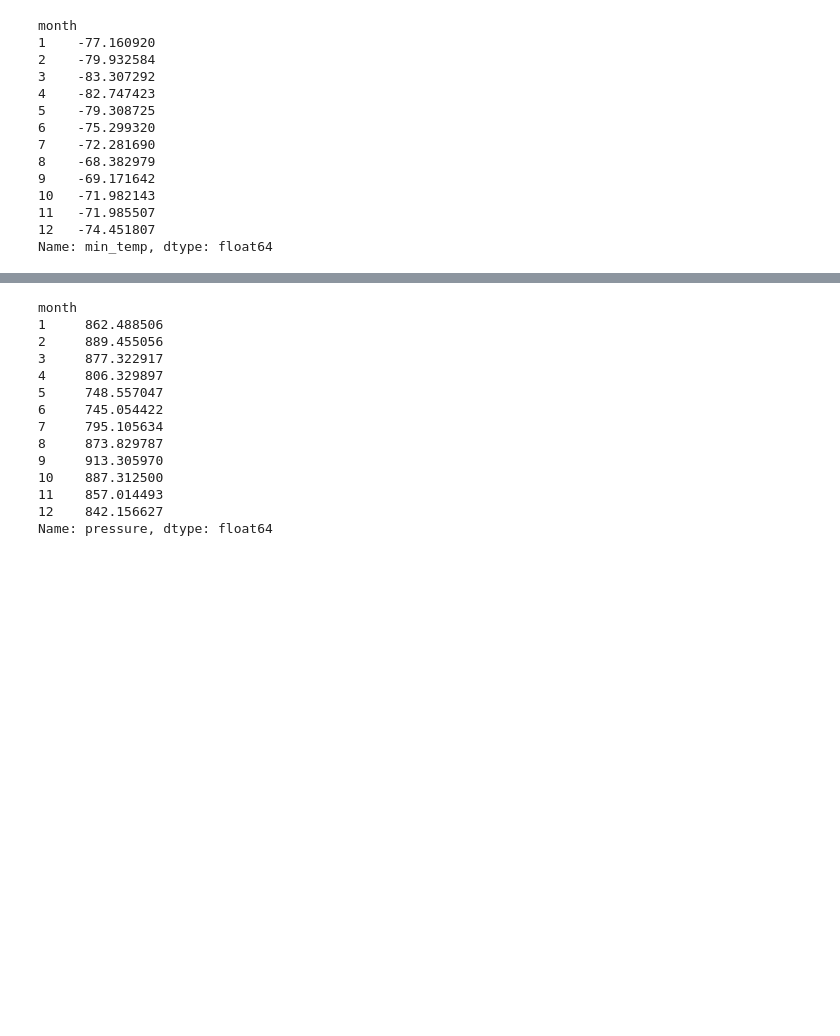
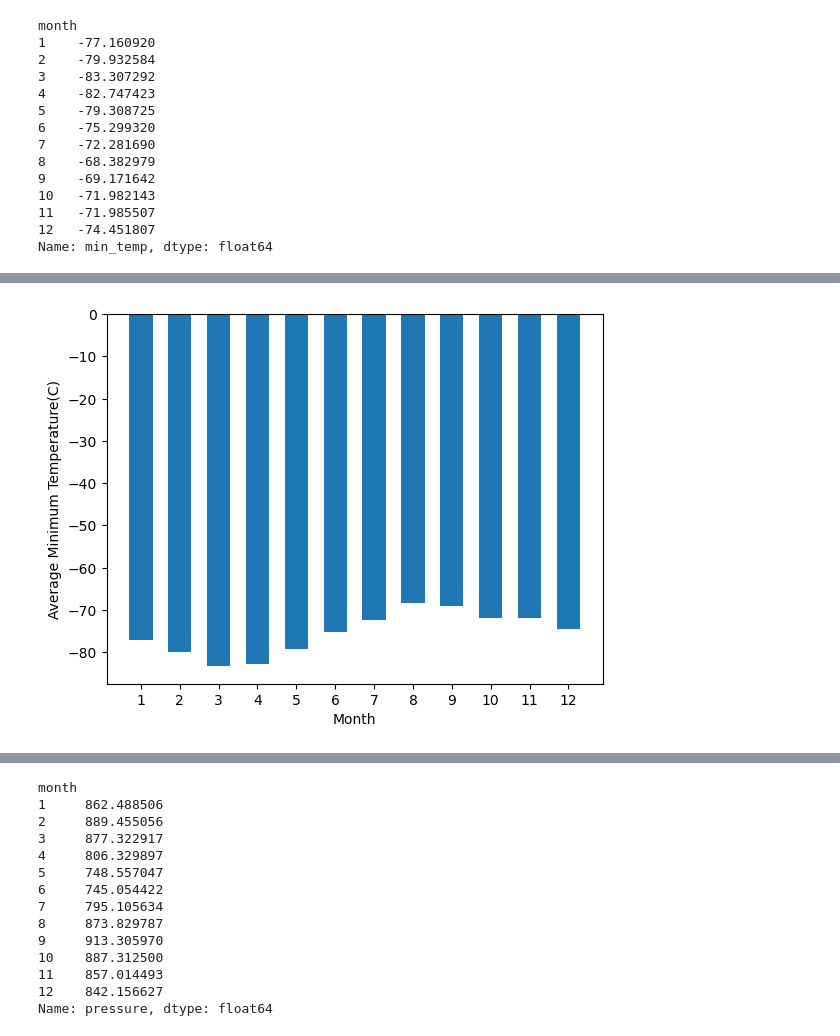
Before and after one commit to AbdullaMashaly/RedPlanetCrawler, a Jupyter notebook: mars_weather.ipynb, the cells around one changed output, grey strips where cells are left out. Cells and saved outputs as stored; diff of their text form; code cells hidden in the pictures; blank space fills up the shorter version.

```diff
--- a/mars_weather.ipynb
+++ b/mars_weather.ipynb
@@ -161,2 +169,11 @@ Name: min_temp, dtype: float64
+# %%
+# Plot the average temperature by month
+plt.bar(low_tempratures.index, low_tempratures.values, width=0.6)
+plt.xticks(low_tempratures.index)
+plt.xlabel("Month")
+plt.ylabel("Average Minimum Temperature(C)")
+plt.show()
+# %% [output]
+[figure, added]
 # %%
 # Identify the coldest and hottest months in Curiosity's location
```
Also changed, not shown: parts of 8 cells of this notebook.
